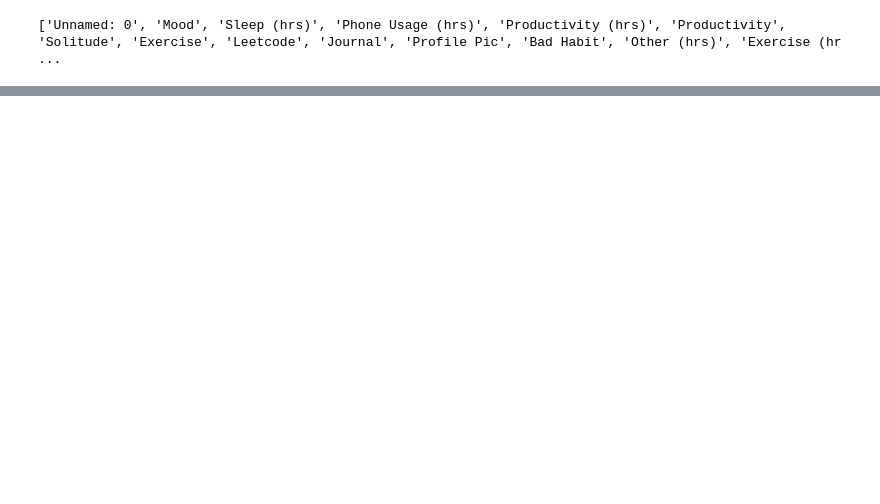
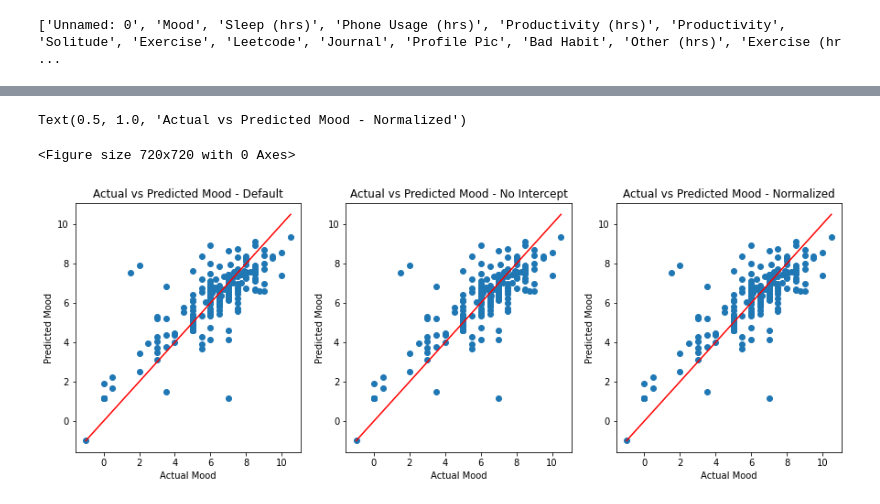
Before and after one commit to David-Feldt/Mood-Ai, a Jupyter notebook: Mood AI.ipynb, the cells around one changed output, grey strips where cells are left out. Cells and saved outputs as stored; diff of their text form; code cells hidden in the pictures; blank space fills up the shorter version.

```diff
--- a/Mood AI.ipynb
+++ b/Mood AI.ipynb
@@ -488,3 +527,38 @@ Mean Squared Error: 2.43242123486424
+# %%
+import matplotlib.pyplot as plt
+plt.figure(figsize=(10, 10))
+fig, axes = plt.subplots(nrows=1, ncols=3, figsize=(15, 5))
+
+# Scatter plot
+axes[0].scatter(y_test, y_pred_default)
+# plot line between actual and predicted values
+axes[0].plot([y_test.min(), y_test.max()], [y_test.min(), y_test.max()], 'r')
+
+axes[0].set_xlabel('Actual Mood')
+axes[0].set_ylabel('Predicted Mood')
+axes[0].set_title('Actual vs Predicted Mood - Default')
+
+# Scatter plot
+axes[1].scatter(y_test, y_pred_no_intercept)
+# plot line between actual and predicted values
+axes[1].plot([y_test.min(), y_test.max()], [y_test.min(), y_test.max()], 'r')
+
+axes[1].set_xlabel('Actual Mood')
+axes[1].set_ylabel('Predicted Mood')
+axes[1].set_title('Actual vs Predicted Mood - No Intercept')
+
+# Scatter plot
+axes[2].scatter(y_test, y_pred_normalized)
+# plot line between actual and predicted values
+axes[2].plot([y_test.min(), y_test.max()], [y_test.min(), y_test.max()], 'r')
+
+axes[2].set_xlabel('Actual Mood')
+axes[2].set_ylabel('Predicted Mood')
+axes[2].set_title('Actual vs Predicted Mood - Normalized')
+# %% [output]
+Text(0.5, 1.0, 'Actual vs Predicted Mood - Normalized')
+<Figure size 720x720 with 0 Axes>
+[figure, added]
 # %%
 import numpy as np
 from sklearn.preprocessing import StandardScaler
```
Also changed, not shown: parts of 10 cells of this notebook, 3 other files.
